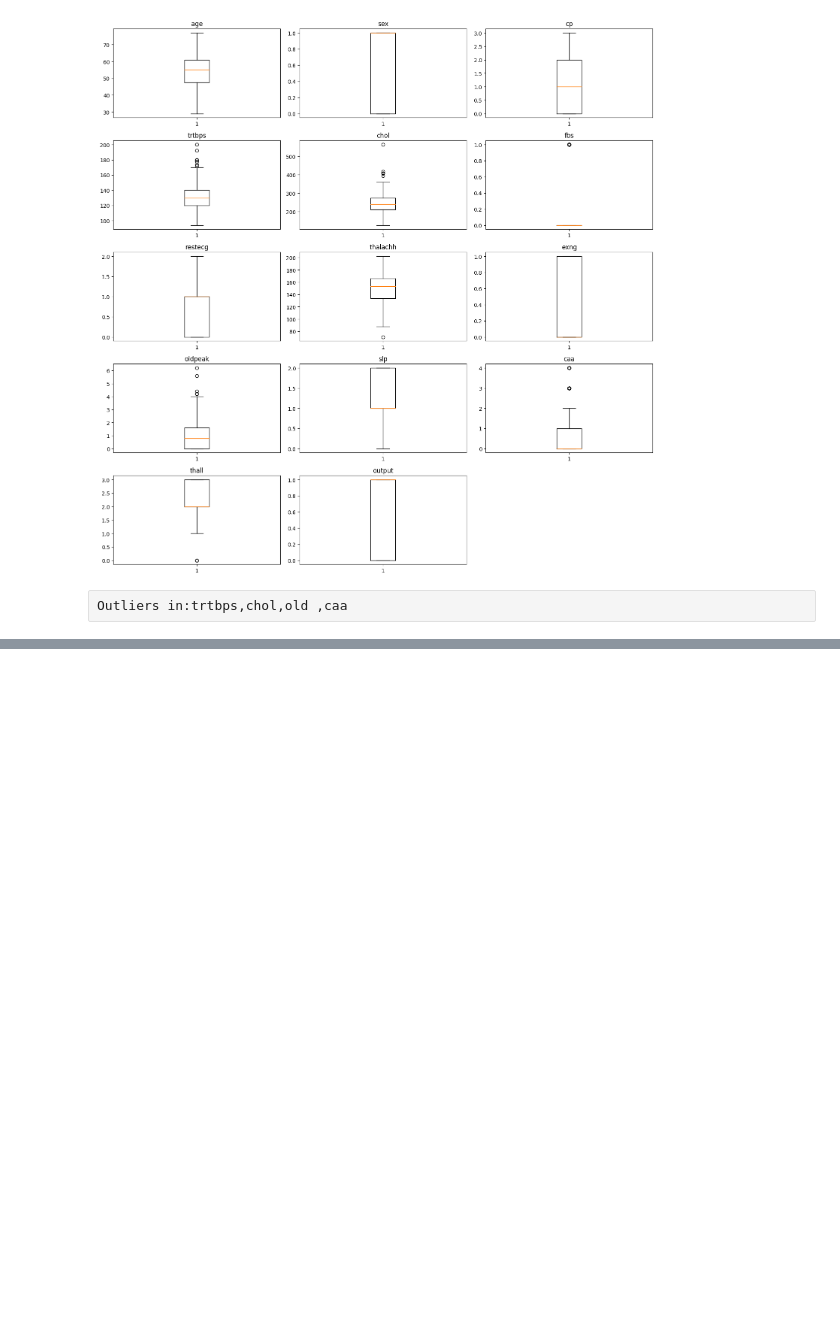
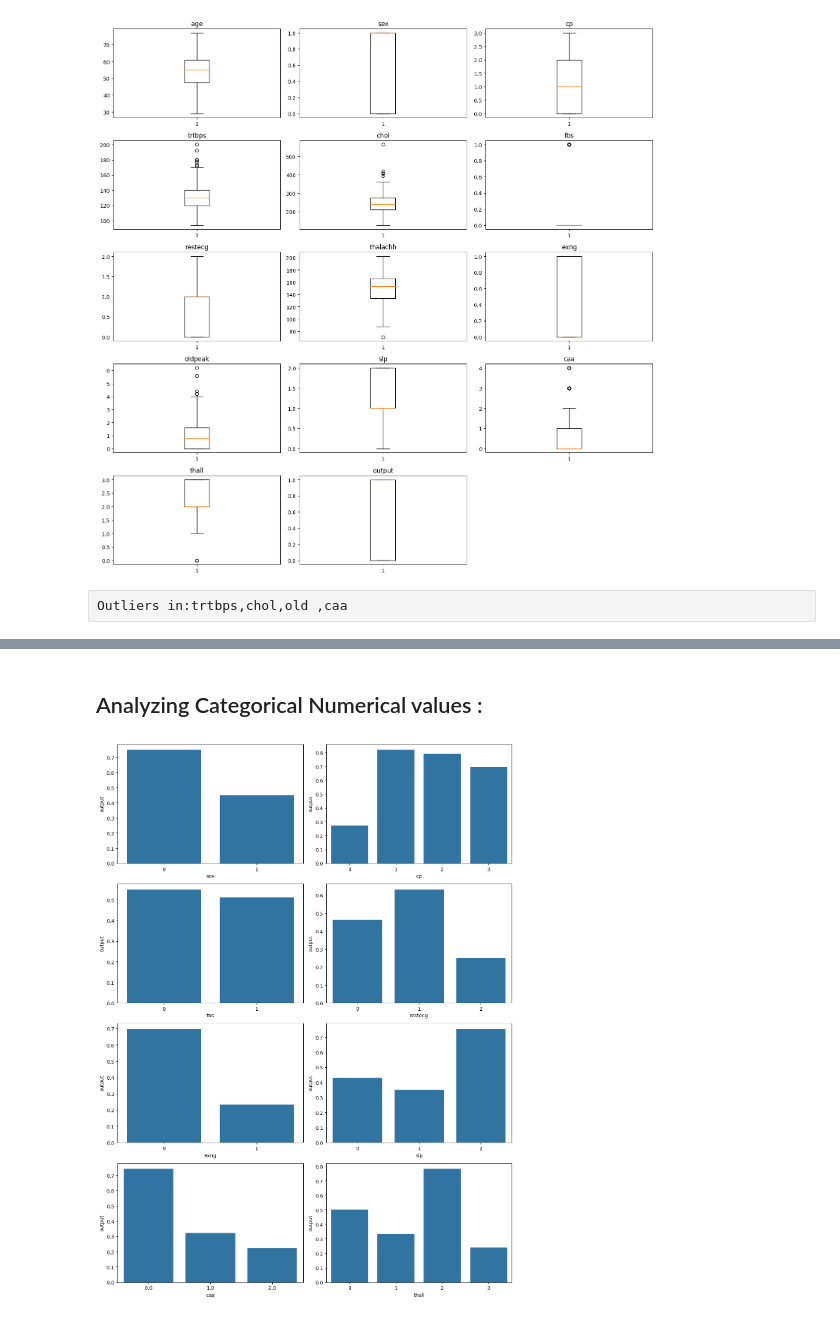
Before and after one commit to Kaushal99999/MinorProject, a Jupyter notebook: HeartAttackRisk.ipynb, the cells around one changed output, grey strips where cells are left out. Saved outputs shown, nothing was run; the diff lists cells and outputs as text; code cells hidden in the pictures; blank space fills up the shorter version.

```diff
--- a/HeartAttackRisk.ipynb
+++ b/HeartAttackRisk.ipynb
@@ -243,0 +247,17 @@ plt.show()
+# %% [markdown]
+## Analyzing Categorical Numerical values  :
+# %%
+#categorical numerical variables
+cat = ['sex', 'cp', 'fbs', 'restecg', 'exng', 'slp', 'caa', 'thall']
+
+fig, axs = plt.subplots(4, 2, figsize=(12, 16))
+axs = axs.ravel()
+
+# Loop through each column in cat
+for i, col in enumerate(cat):
+    sns.barplot(x=col, y='output', data=df, ax=axs[i], errorbar=None)
+
+plt.tight_layout()
+plt.show()
+# %% [output]
+[figure, added]
```
Also changed, not shown: parts of 16 cells of this notebook.
